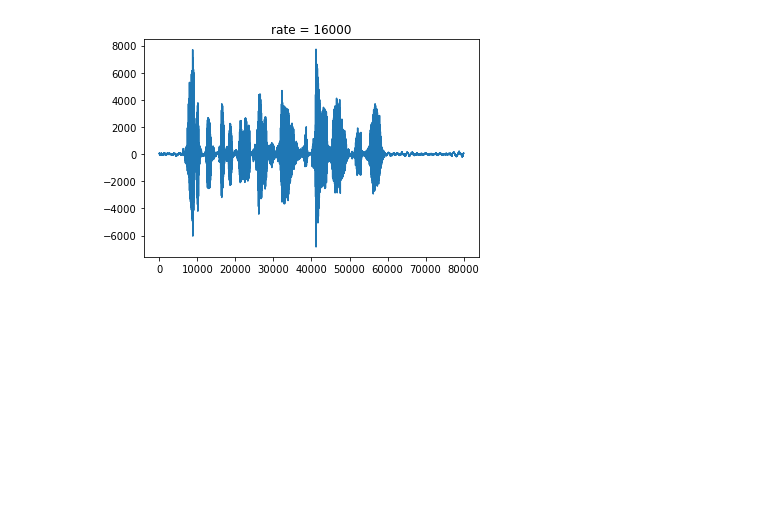
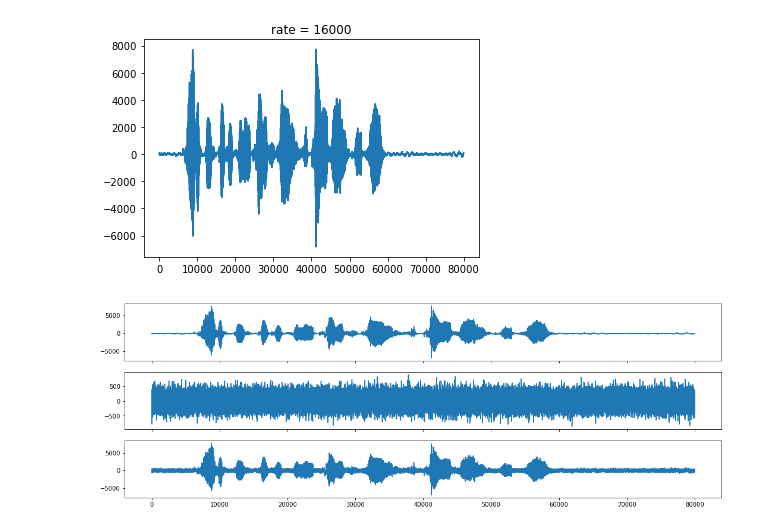
Before and after one commit to Lextal/sipproj, a Jupyter notebook: stoi.ipynb, the cells around one changed output. Saved outputs shown, nothing was run; the diff lists cells and outputs as text; code cells hidden in the pictures; blank space fills up the shorter version.

Commit message:
python implementation + some graphs

```diff
--- a/stoi.ipynb
+++ b/stoi.ipynb
@@ -28,9 +95,24 @@ plt.title('rate = {}'.format(rate))
 plt.show()
 # %% [output]
 [figure]
+# %%
+def gen_noise(magn=10, size=80000):
+    return np.random.normal(scale=magn, size=size).astype(np.int16)
 # %%
 n_frame = 256 # window
 k = 512 # fft size
+J = 15
+N = 30
 n_bands = 15
 cf = 150 # center frequency of first 1/3 octave band in Hz
-H = thirdoct(rate, k, n_bands, cf) #1/3 octave band matrix
+x = data
+noise = gen_noise(200)
+y = data + noise
+# %%
+fig, ax = plt.subplots(3, 1, figsize=(18, 6), sharex=True)
+ax[0].plot(x)
+ax[1].plot(noise)
+ax[2].plot(y)
+plt.show()
+# %% [output]
+[figure, added]
```
Also changed, not shown: parts of 4 cells of this notebook.
